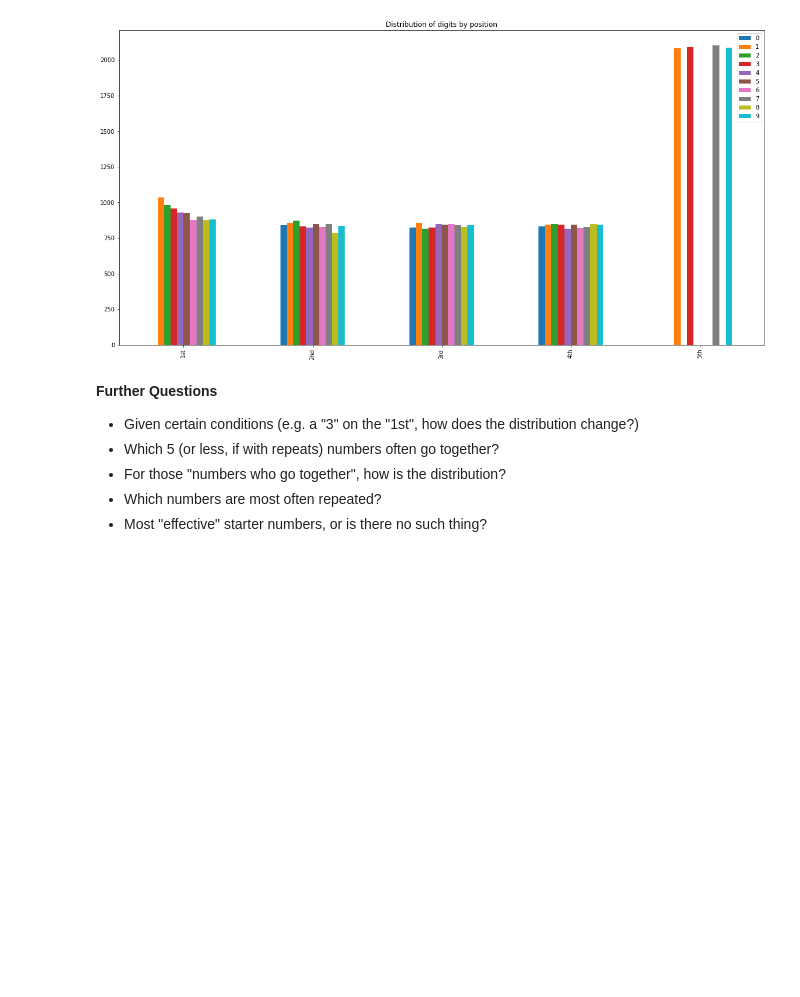
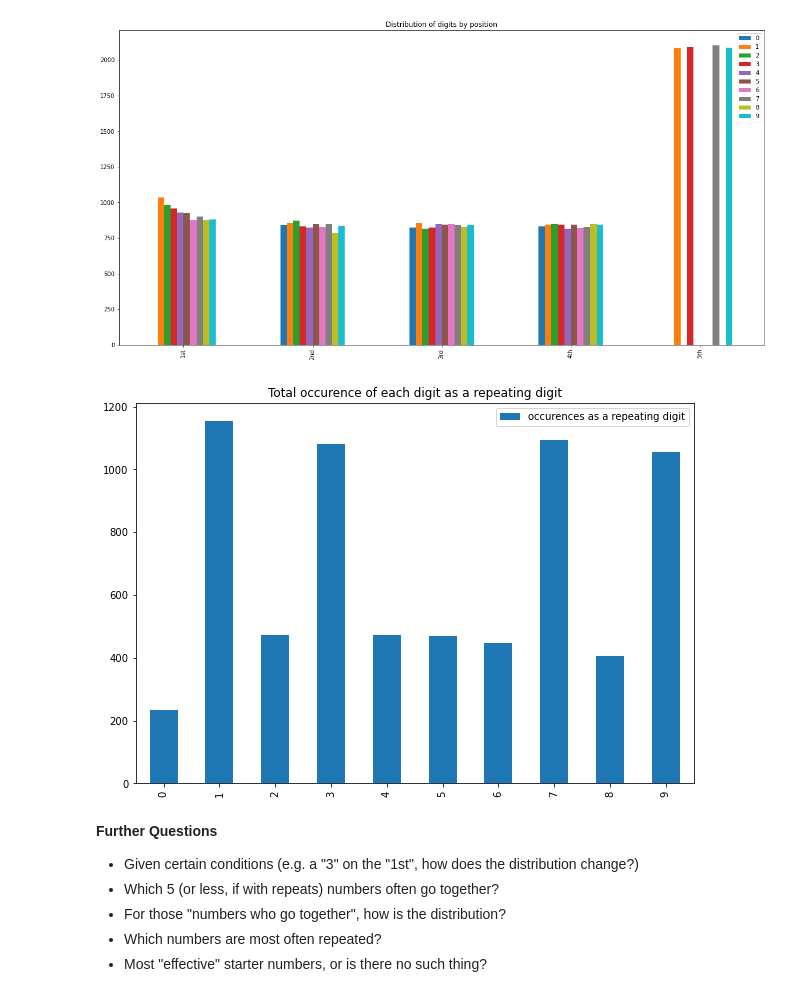
Before and after one commit to amuritna/wordle-genre-tools, a Jupyter notebook: primel/digit-distribution-visualization.ipynb, the cells around one changed output. Cells and saved outputs as stored; diff of their text form; code cells hidden in the pictures; blank space fills up the shorter version.

Commit message:
visualize repetition of digits

```diff
--- a/primel/digit-distribution-visualization.ipynb
+++ b/primel/digit-distribution-visualization.ipynb
@@ -17,6 +17,7 @@ How to convert a dictionary into a Pandas DataFrame in Python
 # copy-pasted from digit-distribution.py
 digitCount = {'0': 2493, '1': 5672, '2': 3515, '3': 5552, '4': 3412, '5': 3456, '6': 3372, '7': 5520, '8': 3339, '9': 5484}
 digitDistribution = {'0': {'0': 0, '1': 1033, '2': 983, '3': 958, '4': 930, '5': 924, '6': 878, '7': 902, '8': 876, '9': 879}, '1': {'0': 839, '1': 856, '2': 870, '3': 832, '4': 822, '5': 846, '6': 826, '7': 847, '8': 788, '9': 837}, '2': {'0': 822, '1': 857, '2': 815, '3': 825, '4': 846, '5': 844, '6': 848, '7': 839, '8': 829, '9': 838}, '3': {'0': 832, '1': 845, '2': 847, '3': 845, '4': 814, '5': 842, '6': 820, '7': 829, '8': 846, '9': 843}, '4': {'0': 0, '1': 2081, '2': 0, '3': 2092, '4': 0, '5': 0, '6': 0, '7': 2103, '8': 0, '9': 2087}}
+digitRepeats = {'0': 234, '1': 1154, '2': 472, '3': 1080, '4': 474, '5': 470, '6': 448, '7': 1095, '8': 405, '9': 1054}
 # %%
 df1 = pd.DataFrame(list(digitCount.items()))
 df1.columns = ["number", "occurences"]
@@ -52,3 +53,10 @@ Distribution of each digit:
 | 3rd | 822 | 857 | 815 | 825 | 846 | 844 | 848 | 839 | 829 | 838 |
 | 4th | 832 | 845 | 847 | 845 | 814 | 842 | 820 | 829 | 846 | 843 |
 | 5th | 0 | 2081 | 0 | 2092 | 0 | 0 | 0 | 2103 | 0 | 2087 |
+# %%
+df3 = pd.DataFrame(list(digitRepeats.items()))
+df3.columns = ["number", "occurences as a repeating digit"]
+del df3["number"]
+
+print("Total occurence of each digit as a repeating digit:")
+df3.head(10)
@@ -62,6 +83,11 @@ df2.plot(use_index=True, y=["0", "1", "2", "3", "4", "5", "6", "7", "8", "9"], k
 plt.show()
 # %% [output]
 [figure]
+# %%
+df3.plot(use_index=True, kind="bar", figsize=(10,7), title="Total occurence of each digit as a repeating digit")
+plt.show()
+# %% [output]
+[figure, added]
 # %% [markdown]
 **Further Questions**
 - Given certain conditions (e.g. a "3" on the "1st", how does the distribution change?)
```
Also changed, not shown: parts of 1 cell of this notebook.
